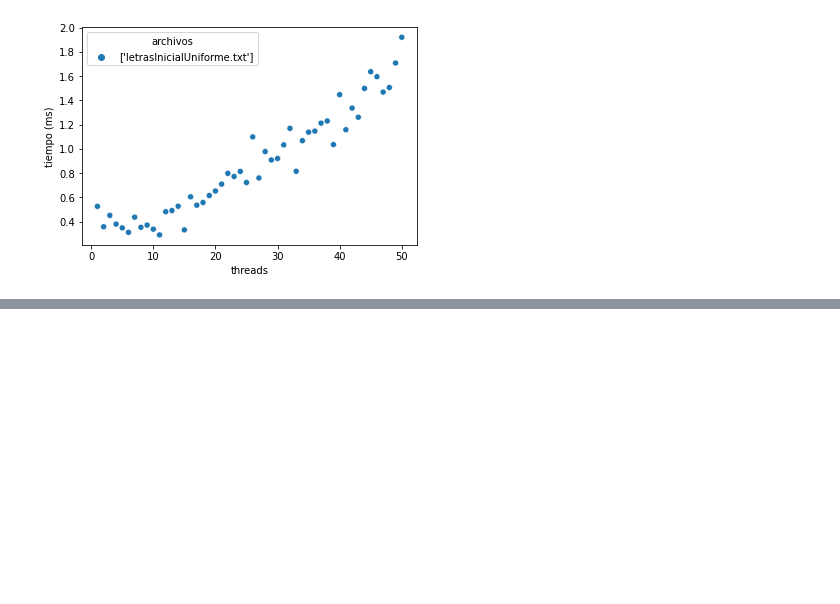
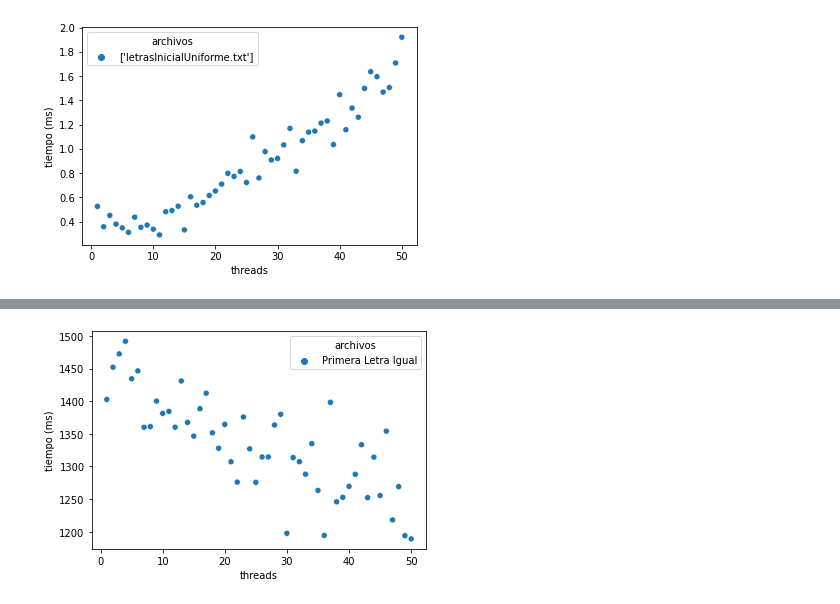
Before and after one commit to axelnico/so-tp-threading, a Jupyter notebook: analisis.ipynb, the cells around one changed output, grey strips where cells are left out. Drawn from its saved outputs; the diff is of its cells as text; code cells hidden in the pictures; blank space fills up the shorter version.

```diff
--- a/analisis.ipynb
+++ b/analisis.ipynb
@@ -69,0 +78,7 @@ plt.savefig("maximo-threads-muchas-palabras-letras-inicial-uniforme.svg");
+# %%
+df_complejidad_FB = df_resultados[(df_resultados["Experimento"]=="Lectura") & ("Primera Letra Igual" == df_resultados["archivos"])].copy();
+fig = sns.scatterplot(data=df_complejidad_FB, x='tA', y='tiempoA', hue='archivos');
+fig.set(xlabel='threads', ylabel='tiempo (ms)');
+plt.savefig("contar-palabras-threads-primera-letra-igual.svg");
+# %% [output]
+[figure, added]
```
Also changed, not shown: parts of 5 cells of this notebook, 5 other files.
